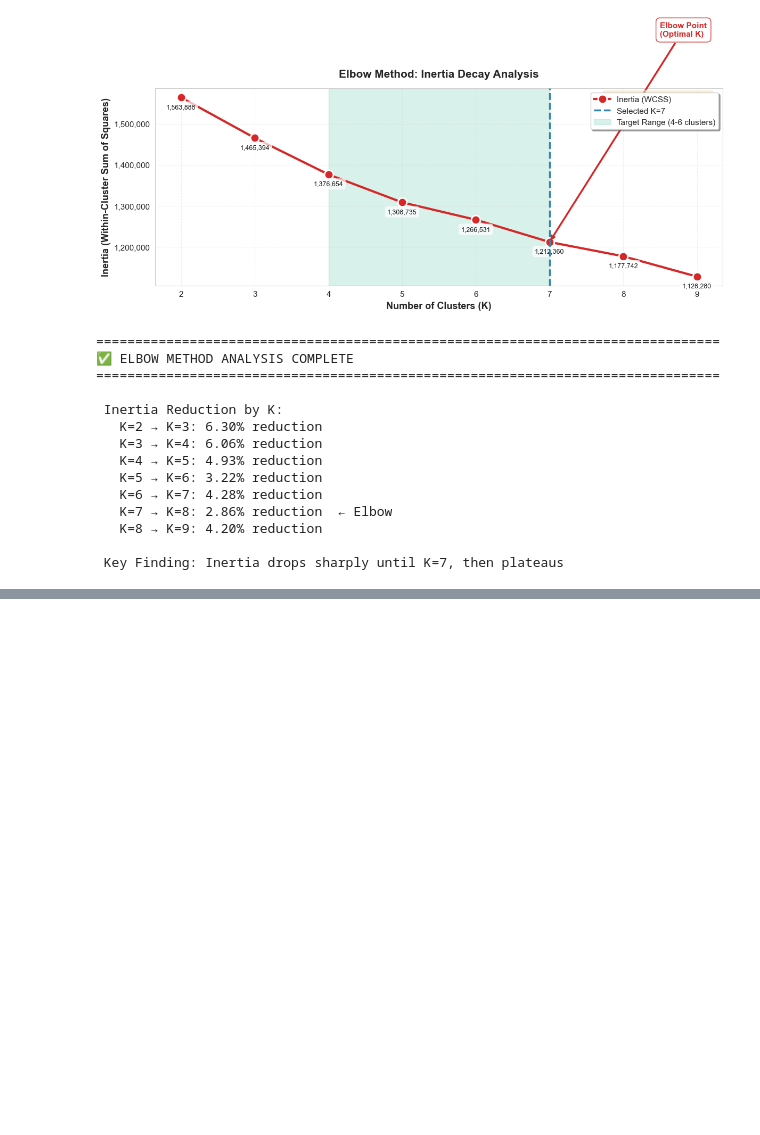
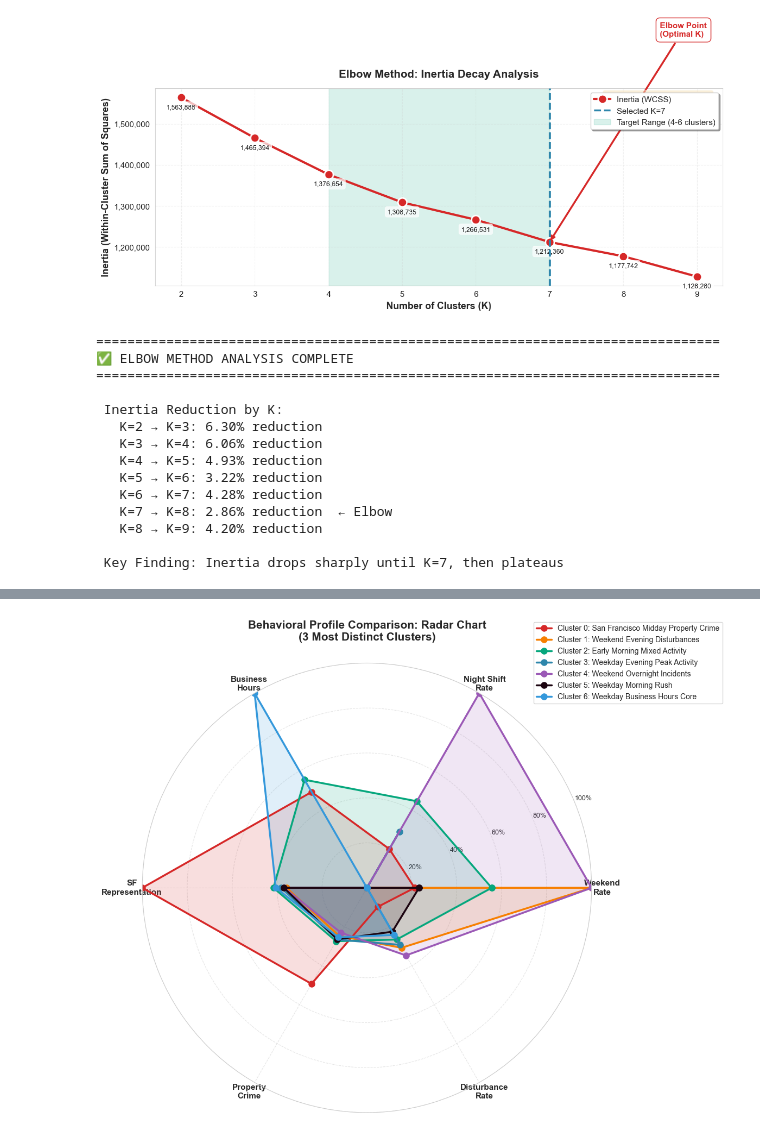
Before and after one commit to rajeevchaurasia-sjsu/sjsf-public-safety-mining, a Jupyter notebook: notebooks/06_behavioral_clustering_combined.ipynb, the cells around one changed output, grey strips where cells are left out. Cells and saved outputs as stored; diff of their text form; code cells hidden in the pictures; blank space fills up the shorter version.

```diff
--- a/notebooks/06_behavioral_clustering_combined.ipynb
+++ b/notebooks/06_behavioral_clustering_combined.ipynb
@@ -866,0 +1470,12 @@ print(f"\n Key Finding: Inertia drops sharply until K={optimal_k}, then plateaus
+# %%
+# Top 3 districts per cluster
+for cluster in range(optimal_k):
+    cluster_data = df_combined[df_combined['Cluster'] == cluster]
+
+    # Get top 3 districts
+    top_districts = cluster_data['Police_District'].value_counts().head(3)
+
+    print(f"\nCluster {cluster} (n={len(cluster_data):,}):")
+    for idx, (district, count) in enumerate(top_districts.items(), 1):
+        pct = 100 * count / len(cluster_data)
+        print(f"   {idx}. {district}: {count:,} ({pct:.1f}%)")
@@ -866,0 +2060,73 @@ print(f"\n Key Finding: Inertia drops sharply until K={optimal_k}, then plateaus
+# %%
+print("\n" + "="*80)
+print("VISUALIZATION 2: RADAR CHART - MULTI-DIMENSIONAL CLUSTER PROFILES")
+print("="*80)
+
+# Calculate normalized metrics for each cluster (0-1 scale)
+radar_metrics = []
+
+for cluster in range(optimal_k):
+    cluster_data = df_combined[df_combined['Cluster'] == cluster]
+
+    metrics = {
+        'Cluster': cluster,
+        'Weekend_Rate': cluster_data['Is_Weekend'].mean(),
+        'Night_Shift_Rate': ((cluster_data['Hour'] >= 22) | (cluster_data['Hour'] <= 5)).mean(),
+        'Business_Hours_Rate': cluster_data['Hour'].isin(range(9, 18)).mean(),
+        'SF_Representation': (cluster_data['City'] == 'San Francisco').mean(),
+        'Property_Crime_Rate': (cluster_data['Incident_High_Level_Category'] == 'Theft/Property').mean(),
+        'Disturbance_Rate': (cluster_data['Incident_High_Level_Category'] == 'Disturbance/Suspicious').mean()
+    }
+    radar_metrics.append(metrics)
+
+radar_df = pd.DataFrame(radar_metrics)
+
+from math import pi
+
+categories = ['Weekend\nRate', 'Night Shift\nRate', 'Business\nHours',
+              'SF\nRepresentation', 'Property\nCrime', 'Disturbance\nRate']
+N = len(categories)
+
+# Select 3 most distinct clusters for clarity
+selected_clusters = [0, 1, 2, 3, 4, 5, 6]
+cluster_colors = ['#D62828', '#F77F00', '#06A77D', '#2E86AB', '#9B59B6', "#1C0511", '#3498DB']
+
+fig = plt.figure(figsize=(12, 12))
+ax = fig.add_subplot(111, projection='polar')
+
+# Compute angle for each axis
+angles = [n / float(N) * 2 * pi for n in range(N)]
+angles += angles[:1]  # Complete the circle
+
+# Plot each selected cluster
+for idx, cluster in enumerate(selected_clusters):
+    values = radar_df.iloc[cluster][['Weekend_Rate', 'Night_Shift_Rate',
+                                      'Business_Hours_Rate', 'SF_Representation',
+                                      'Property_Crime_Rate', 'Disturbance_Rate']].values.flatten().tolist()
+    values += values[:1]  # Complete the circle
+
+    ax.plot(angles, values, 'o-', linewidth=2.5,
+            label=f"Cluster {cluster}: {cluster_interpretations[cluster]['name']}",
+            color=cluster_colors[idx], markersize=8)
+    ax.fill(angles, values, alpha=0.15, color=cluster_colors[idx])
+
+# Formatting
+ax.set_xticks(angles[:-1])
+ax.set_xticklabels(categories, fontsize=11, weight='bold')
+ax.set_ylim(0, 1)
+ax.set_yticks([0.2, 0.4, 0.6, 0.8, 1.0])
+ax.set_yticklabels(['20%', '40%', '60%', '80%', '100%'], fontsize=9)
+ax.grid(True, linestyle='--', alpha=0.5)
+
+plt.title('Behavioral Profile Comparison: Radar Chart\n(3 Most Distinct Clusters)',
+          fontsize=15, weight='bold', pad=30)
+plt.legend(loc='upper right', bbox_to_anchor=(1.3, 1.1), fontsize=10)
+
+plt.tight_layout()
+plt.show()
+
+print("\nKey Insights:")
+print("  • Cluster 0: High SF representation + business hours + property crime")
+print("  • Cluster 4: 100% weekend + 100% night shift (party hours)")
+print("  • Cluster 6: 100% business hours + balanced crime types (baseline)")
+# %% [output]
@@ -866,0 +2136 @@ print(f"\n Key Finding: Inertia drops sharply until K={optimal_k}, then plateaus
+[figure, added]
```
Also changed, not shown: parts of 47 cells of this notebook.
